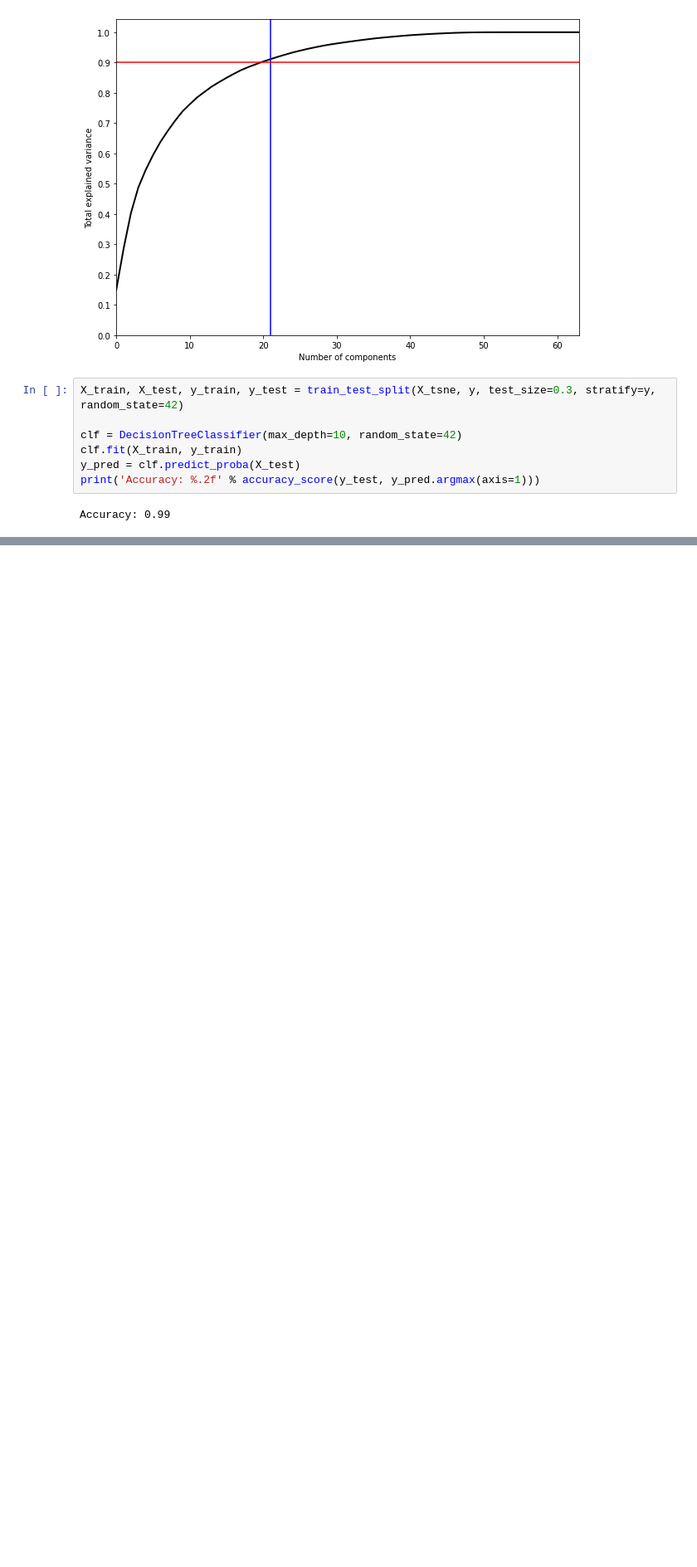
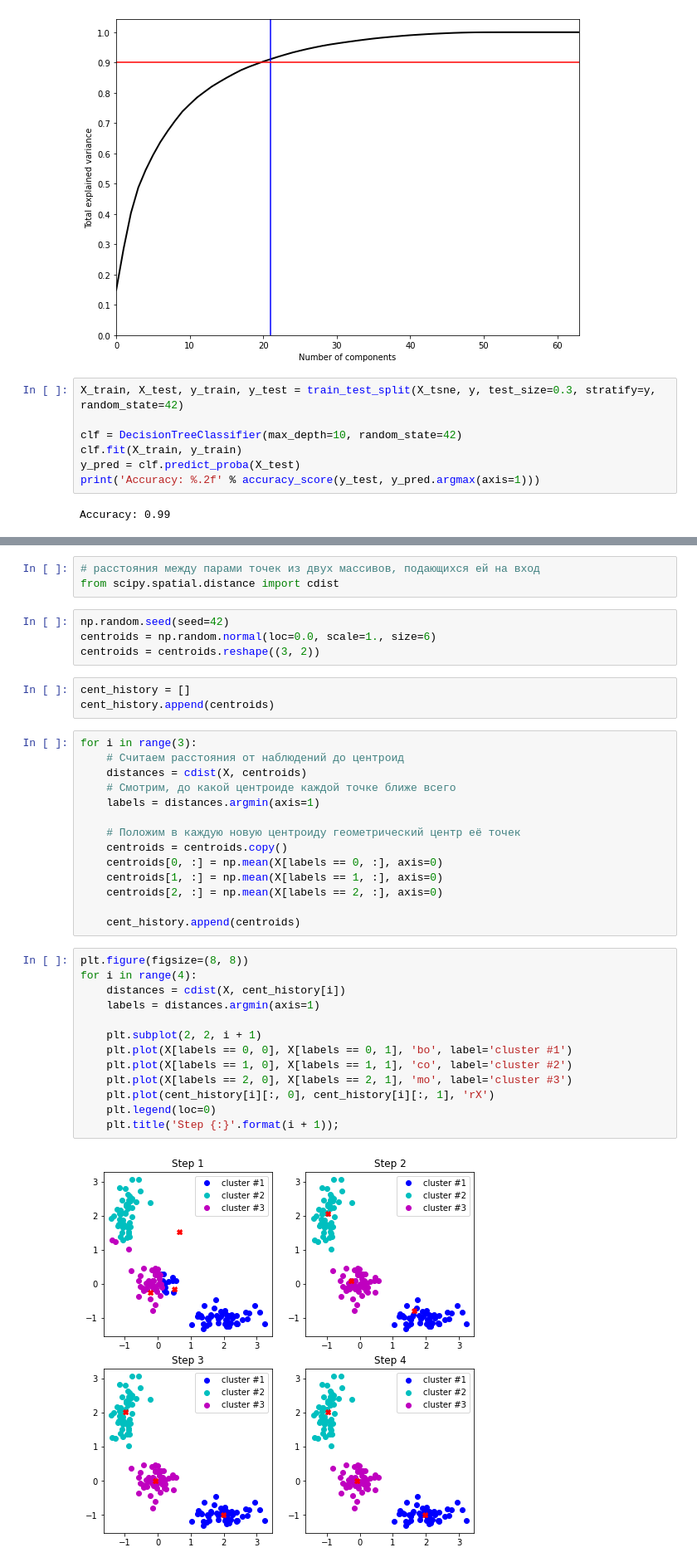
Before and after one commit to AlexeyMarg/open_ai_course, a Jupyter notebook: 7_without_teacher/7_without_teacher.ipynb, the cells around one changed output, grey strips where cells are left out. Shown at 83% size. Drawn from its saved outputs; the diff is of its cells as text; blank space fills up the shorter version.

Commit message:
kmeans clustering

```diff
--- a/7_without_teacher/7_without_teacher.ipynb
+++ b/7_without_teacher/7_without_teacher.ipynb
@@ -176,0 +209,39 @@ Accuracy: 0.99
+# %%
+# расстояния между парами точек из двух массивов, подающихся ей на вход
+from scipy.spatial.distance import cdist
+# %%
+np.random.seed(seed=42)
+centroids = np.random.normal(loc=0.0, scale=1., size=6)
+centroids = centroids.reshape((3, 2))
+# %%
+cent_history = []
+cent_history.append(centroids)
+# %%
+for i in range(3):
+    # Считаем расстояния от наблюдений до центроид
+    distances = cdist(X, centroids)
+    # Смотрим, до какой центроиде каждой точке ближе всего
+    labels = distances.argmin(axis=1)
+
+    # Положим в каждую новую центроиду геометрический центр её точек
+    centroids = centroids.copy()
+    centroids[0, :] = np.mean(X[labels == 0, :], axis=0)
+    centroids[1, :] = np.mean(X[labels == 1, :], axis=0)
+    centroids[2, :] = np.mean(X[labels == 2, :], axis=0)
+
+    cent_history.append(centroids)
+# %%
+plt.figure(figsize=(8, 8))
+for i in range(4):
+    distances = cdist(X, cent_history[i])
+    labels = distances.argmin(axis=1)
+
+    plt.subplot(2, 2, i + 1)
+    plt.plot(X[labels == 0, 0], X[labels == 0, 1], 'bo', label='cluster #1')
+    plt.plot(X[labels == 1, 0], X[labels == 1, 1], 'co', label='cluster #2')
+    plt.plot(X[labels == 2, 0], X[labels == 2, 1], 'mo', label='cluster #3')
+    plt.plot(cent_history[i][:, 0], cent_history[i][:, 1], 'rX')
+    plt.legend(loc=0)
+    plt.title('Step {:}'.format(i + 1));
+# %% [output]
+[figure, added]
```
Also changed, not shown: parts of 7 cells of this notebook.
